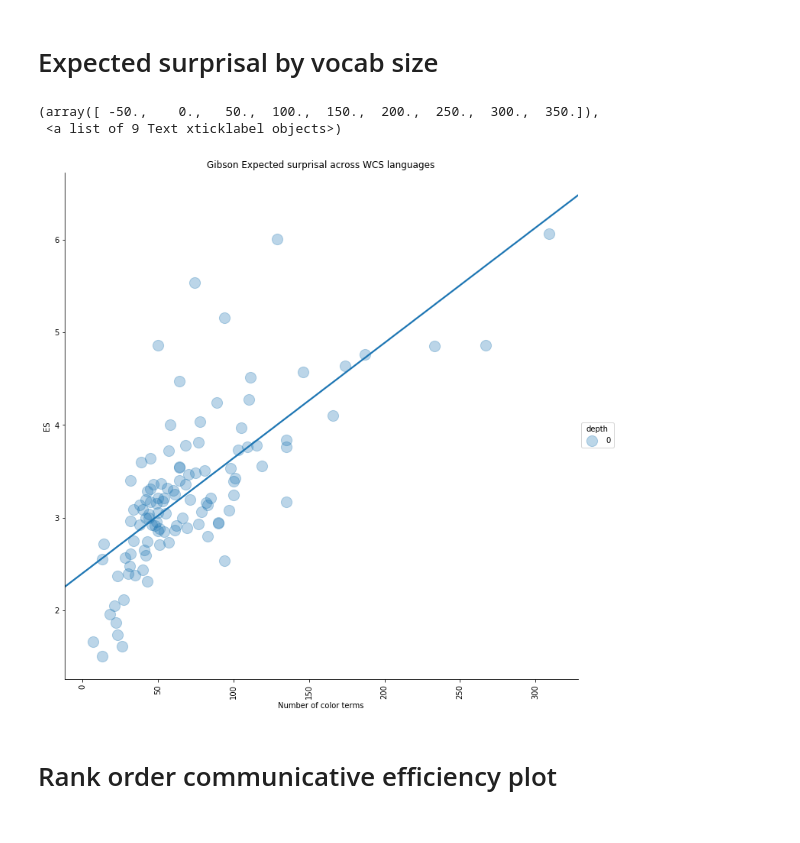
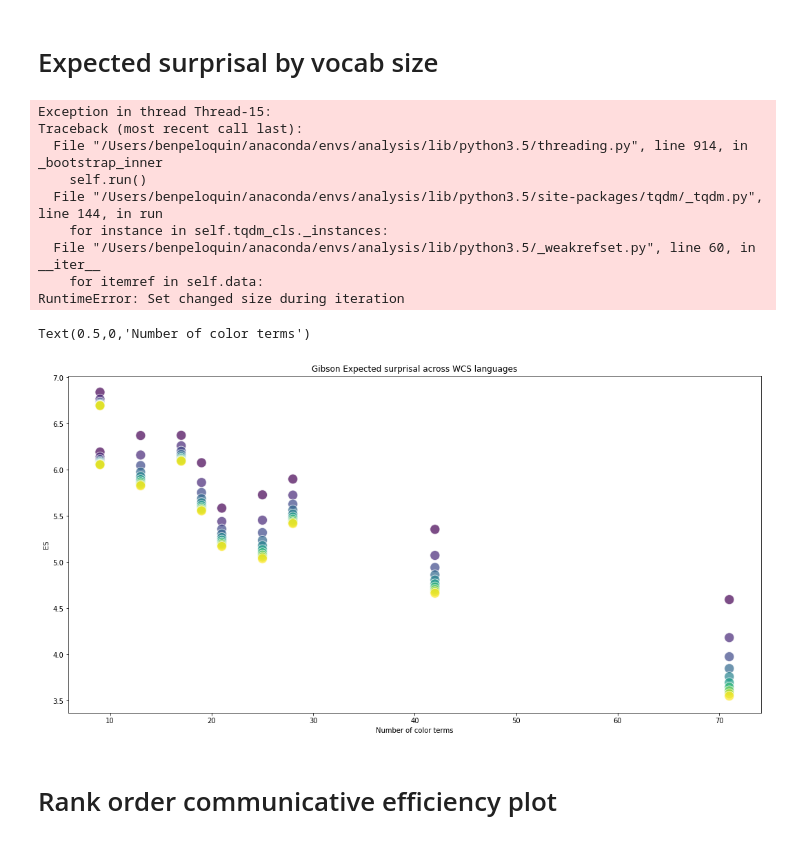
Before and after one commit to benpeloquin7/wcs, a Jupyter notebook: notebooks/reproduce_gibson_2017.ipynb, the cells around one changed output. Drawn from its saved outputs; the diff is of its cells as text; code cells hidden in the pictures.

```diff
--- a/notebooks/reproduce_gibson_2017.ipynb
+++ b/notebooks/reproduce_gibson_2017.ipynb
@@ -121,25 +131,34 @@ def expected_surprisal(M_listener, M_speaker):
 # %% [markdown]
 # Expected surprisal by vocab size
 # %%
-N_LANGUAGES = 110
+N_LANGUAGES = 10
 # %%
 languages = list(set(df_agg['lang_num'].values))
 # %%
-depths = range(0, 10)
+depths = range(1, 11)
 d_results = []
 for lang_num in tqdm.tqdm(languages[:N_LANGUAGES]):
     M, terms, chips = create_term_chip_matrix(lang_num)
-    depth = 0
-#     for d in depths:
-    M_listener = rsa_listener(M, 1)
-    M_speaker = rsa_speaker(M, 0)
-    ES = expected_surprisal(M_listener, M_speaker)
-    res = {
-        'lang_num': lang_num,
-        'n_terms': len(terms),
-        'n_chips': len(chips),
-        'depth': 0,
-        'ES': ES
-    }
-    d_results.append(res)
+    for d in depths:
+        M_listener = rsa_listener(M, d)
+        M_speaker = rsa_speaker(M, d)
+        ES = expected_surprisal(M_listener, M_speaker)
+        res = {
+            'lang_num': lang_num,
+            'n_terms': len(terms),
+            'n_chips': len(chips),
+            'depth': d,
+            'ES': ES
+        }
+        d_results.append(res)
 df_results = pd.DataFrame(d_results)
+# %% [output]
+Exception in thread Thread-15:
+Traceback (most recent call last):
+  File "/Users/benpeloquin/anaconda/envs/analysis/lib/python3.5/threading.py", line 914, in _bootstrap_inner
+    self.run()
+  File "/Users/benpeloquin/anaconda/envs/analysis/lib/python3.5/site-packages/tqdm/_tqdm.py", line 144, in run
+    for instance in self.tqdm_cls._instances:
+  File "/Users/benpeloquin/anaconda/envs/analysis/lib/python3.5/_weakrefset.py", line 60, in __iter__
+    for itemref in self.data:
+RuntimeError: Set changed size during iteration
@@ -146,26 +167,21 @@ df_results = pd.DataFrame(d_results)
 # %%
 df_results = df_results \
-    .sort_values(by=['ES'])
+    .sort_values(by=['depth', 'ES'])
 # %%
-sns.lmplot(x='n_chips', y='ES', hue='depth', ci=None, size=10, scatter_kws={"s": 200, 'alpha':0.3}, data=df_results)
-plt.title('Gibson Expected surprisal across WCS languages')
-plt.ylabel('ES')
-plt.xlabel('Number of color terms')
-plt.xticks(rotation=90)
+# sns.pointplot(x='n_terms', y='ES', hue='lang_num', size=10, scatter_kws={"s": 200, 'alpha':0.3}, data=df_results)
+# plt.title('Gibson Expected surprisal across WCS languages')
+# plt.ylabel('ES')
+# plt.xlabel('Number of color terms')
+# plt.xticks(rotation=90)
-# %% [output]
-(array([ -50.,    0.,   50.,  100.,  150.,  200.,  250.,  300.,  350.]),
- <a list of 9 Text xticklabel objects>)
-[figure, removed]
 # %%
-# plt.figure(figsize=(18, 9))
-# colors = {d: c for d, c in zip(depths, ['red', 'blue', 'green', 'yellow', 'purple', 'orange'])}
-# for d in depths:
-#     df = df_results[df_results['depth']==d]
-#     plt.scatter(df['n_chips'].values, df['ES'].values, color=colors[d], alpha=0.7, edgecolor='w', s=130)
-# plt.title('Gibson Expected surprisal across WCS languages')
-# plt.ylabel('ES')
-# plt.xlabel('Number of color terms')
-# plt.xticks(rotation=90)
+plt.figure(figsize=(18, 9))
+plt.scatter(df_results['n_terms'].values, df_results['ES'].values, c=df_results['depth'].values, alpha=0.7, edgecolor='w', s=200)
+plt.title('Gibson Expected surprisal across WCS languages')
+plt.ylabel('ES')
+plt.xlabel('Number of color terms')
+# %% [output]
+Text(0.5,0,'Number of color terms')
+[figure, added]
 # %% [markdown]
 # Rank order communicative efficiency plot
 # %%
```
Also changed, not shown: parts of 15 cells of this notebook, 2 other files.
